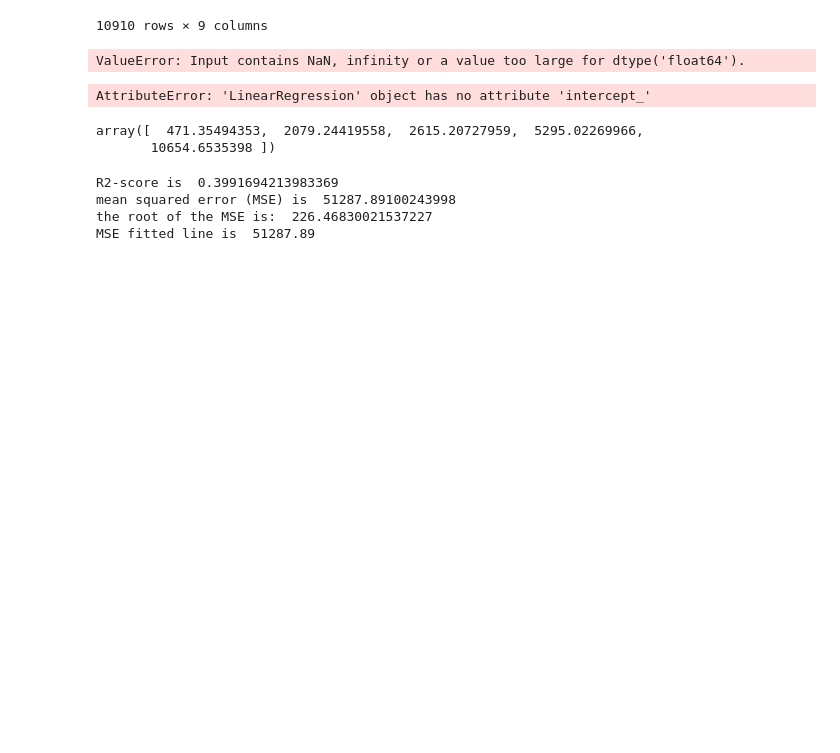
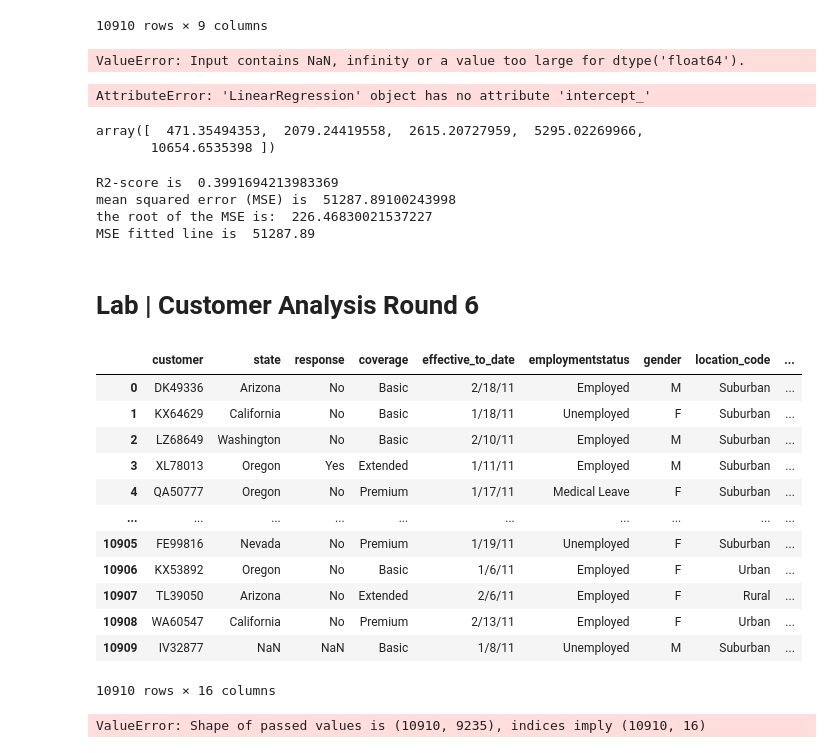
Before and after one commit to hollyjanedalton/lab-customer-analysis-round-2, a Jupyter notebook: files_for_lab/csv_files/Customer Analysis Rounds 1-8.ipynb, the cells around one changed output. Drawn from its saved outputs; the diff is of its cells as text; code cells hidden in the pictures; blank space fills up the shorter version.

```diff
--- a/files_for_lab/csv_files/Customer Analysis Rounds 1-8.ipynb
+++ b/files_for_lab/csv_files/Customer Analysis Rounds 1-8.ipynb
@@ -802,3 +800,5 @@ MSE fitted line is  51287.89
 ##above code, seems to be something wrong but I will move on..
 # %%
 #Start last 2 labs of the week
+# %% [markdown]
+# Lab | Customer Analysis Round 6
@@ -804,0 +817,40 @@ MSE fitted line is  51287.89
+# %%
+#X_num = X._get_numeric_data()
+#X_cat = X.drop(columns=X_num.columns)
+# ^^this code was run above to define X_cat as all non numeric data
+
+X_cat
+# %% [output]
+|  | customer | state | response | coverage | effective_to_date | employmentstatus | gender | location_code | ... |
+| 0 | DK49336 | Arizona | No | Basic | 2/18/11 | Employed | M | Suburban | ... |
+| 1 | KX64629 | California | No | Basic | 1/18/11 | Unemployed | F | Suburban | ... |
+| 2 | LZ68649 | Washington | No | Basic | 2/10/11 | Employed | M | Suburban | ... |
+| 3 | XL78013 | Oregon | Yes | Extended | 1/11/11 | Employed | M | Suburban | ... |
+| 4 | QA50777 | Oregon | No | Premium | 1/17/11 | Medical Leave | F | Suburban | ... |
+| ... | ... | ... | ... | ... | ... | ... | ... | ... | ... |
+| 10905 | FE99816 | Nevada | No | Premium | 1/19/11 | Unemployed | F | Suburban | ... |
+| 10906 | KX53892 | Oregon | No | Basic | 1/6/11 | Employed | F | Urban | ... |
+| 10907 | TL39050 | Arizona | No | Extended | 2/6/11 | Employed | F | Rural | ... |
+| 10908 | WA60547 | California | No | Premium | 2/13/11 | Employed | F | Urban | ... |
+| 10909 | IV32877 | NaN | NaN | Basic | 1/8/11 | Unemployed | M | Suburban | ... |
+10910 rows × 16 columns
+# %%
+#One Hot/Label Encoding (categorical).
+#one hot encoding is a way to turn categorical variables into multiple numerical columns
+from sklearn.preprocessing import OneHotEncoder
+
+X_cat = data_1.select_dtypes(include = object)
+X_num = data_1._get_numeric_data()
+
+pd.get_dummies(X_cat, drop_first=True).head()
+pd.DataFrame(OneHotEncoder(drop='first').fit_transform(X_cat).toarray(),
+             columns=OneHotEncoder(drop='first').fit(X_cat).get_feature_names(input_features=X_cat.columns)).head()
+
+#onehot_encoded = pd.DataFrame(encoded,columns=['customer', 'state', 'response', 'coverage', 'effective_to_date', 'employmentstatus', 'gender', 'location_code', 'marital_stats', 'policy_type', 'policy', 'renew_offer_type', 'sales_channel', 'vehicle_class', 'vehicle_size', 'vehicle_type'])
+
+##I copied most of this code from solutions page, after trying on my own for an hour
+#, and finally no error message, but I really don't understand what I'm looking at in output
+#and when i try to create the onehot_encoded variable so that later can concatenate both data sets
+#(numerical and categorical) and do linear regression, get error messages
+# %% [output]
+ValueError: Shape of passed values is (10910, 9235), indices imply (10910, 16)
```
Also changed, not shown: parts of 18 cells of this notebook.
